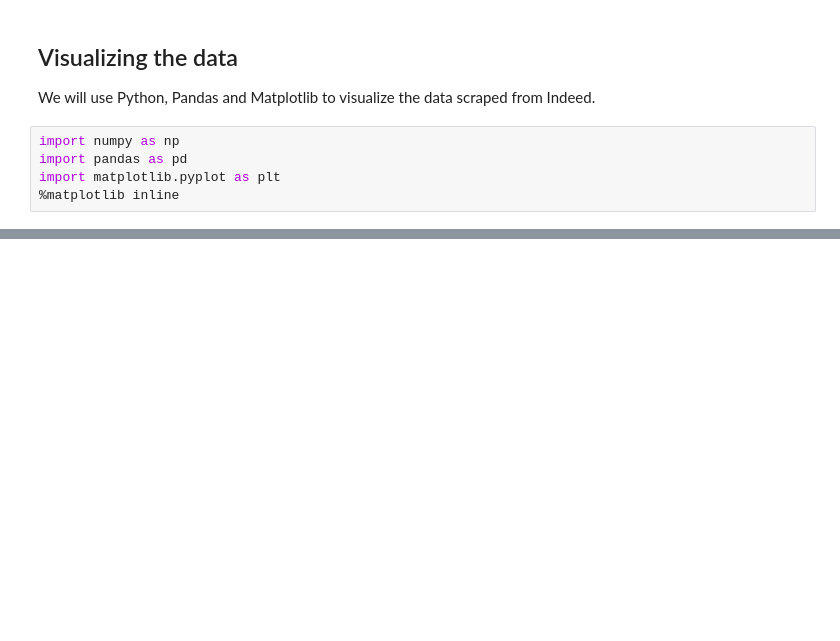
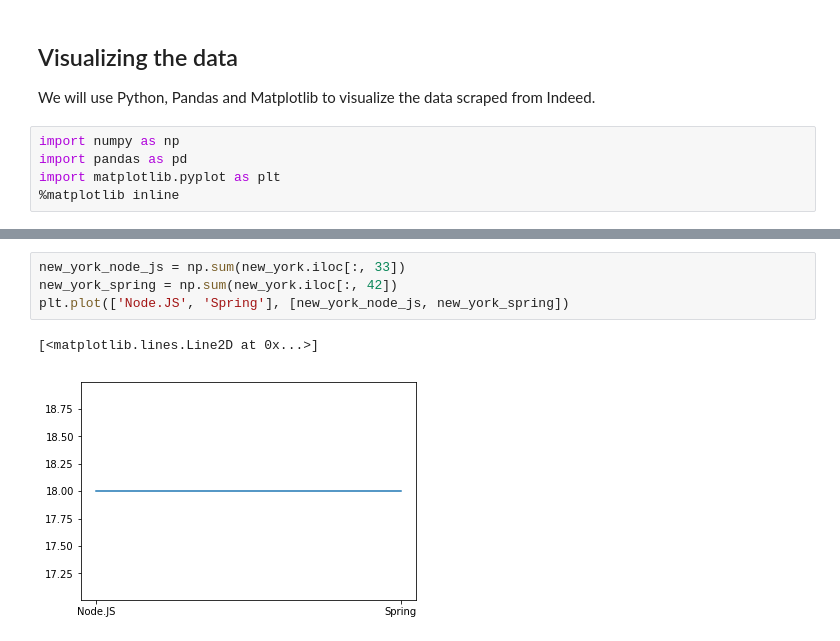
Before and after one commit to sdshmkh/JobScraper-Indeed, a Jupyter notebook: Indeed-Job-Data.ipynb, the cells around one changed output, grey strips where cells are left out. Cells and saved outputs as stored; diff of their text form; blank space fills up the shorter version.

```diff
--- a/Indeed-Job-Data.ipynb
+++ b/Indeed-Job-Data.ipynb
@@ -125,0 +123,7 @@ plt.show()
+# %%
+new_york_node_js = np.sum(new_york.iloc[:, 33])
+new_york_spring = np.sum(new_york.iloc[:, 42])
+plt.plot(['Node.JS', 'Spring'], [new_york_node_js, new_york_spring])
+# %% [output]
+[<matplotlib.lines.Line2D at 0x...>]
+[figure, added]
```
Also changed, not shown: parts of 8 cells of this notebook, 3 other files.
